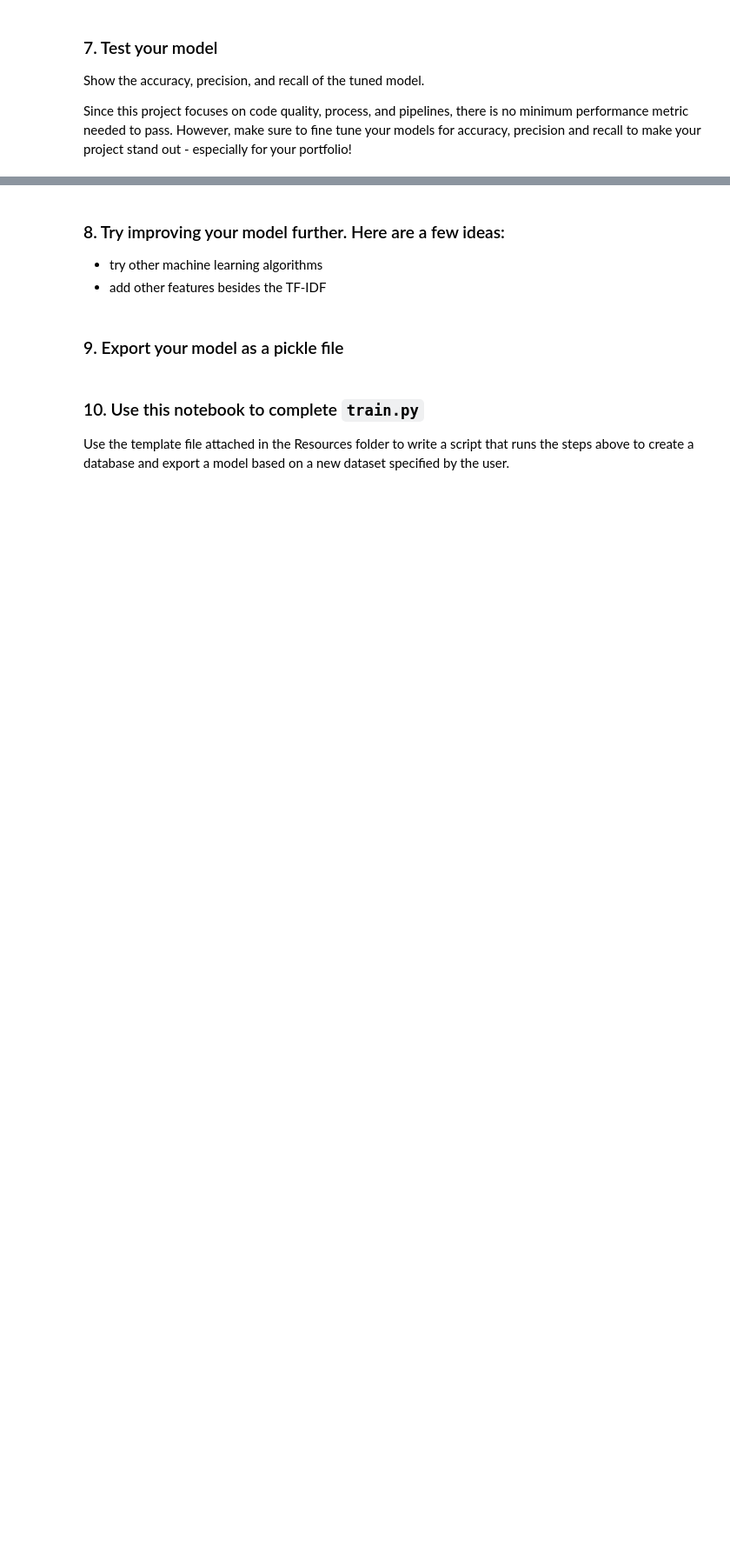
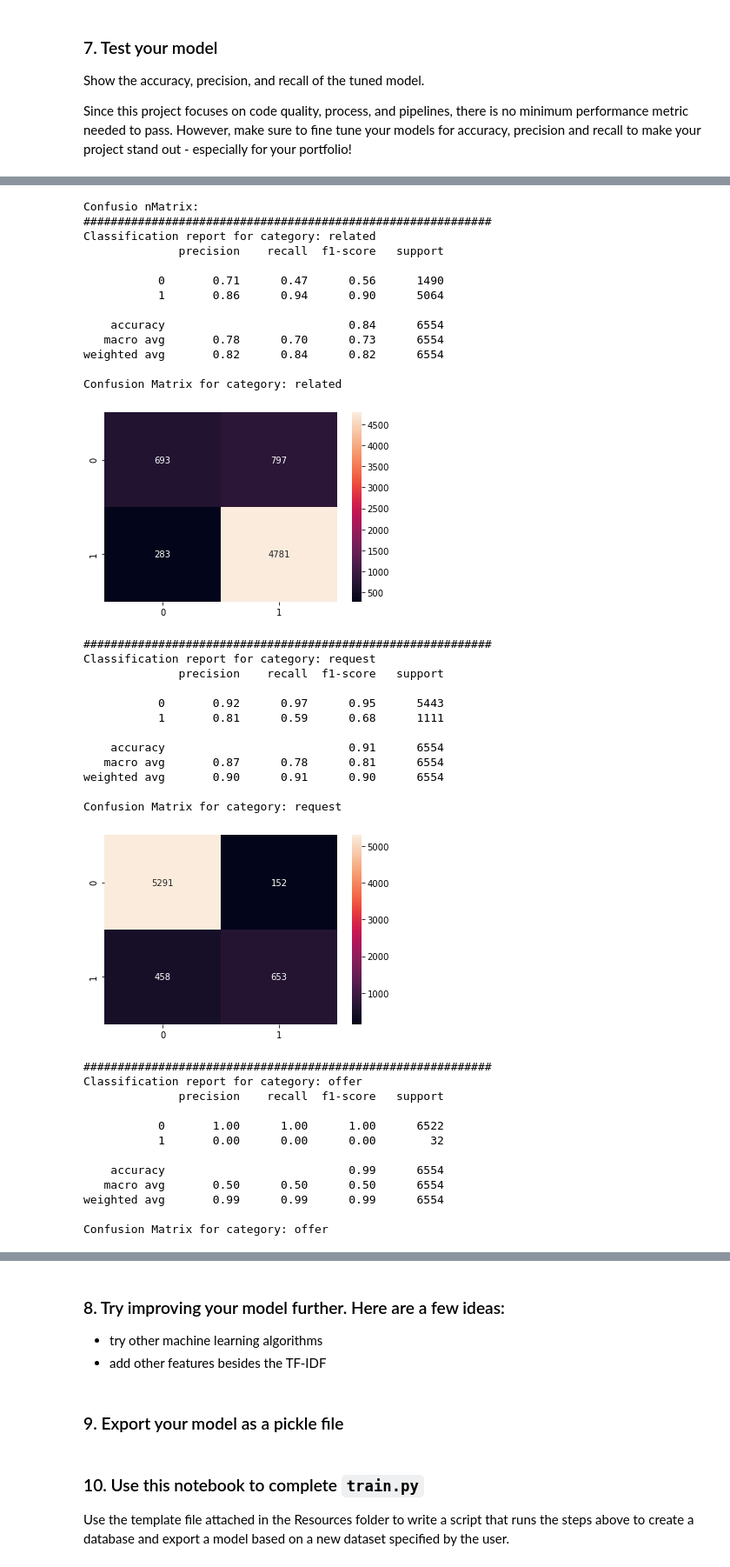
Before and after one commit to StuartJMc/Udacity-Data-Science-Project-2, a Jupyter notebook: ML Pipeline Preparation.ipynb, the cells around one changed output, grey strips where cells are left out. Shown: that part at 87% size. Cells and saved outputs as stored; diff of their text form; code cells hidden in the pictures; blank space fills up the shorter version.

Commit message:
Updating training classifier, attached notebook and model

```diff
--- a/ML Pipeline Preparation.ipynb
+++ b/ML Pipeline Preparation.ipynb
@@ -105,7 +148,7 @@ This machine pipeline should take in the `message` column as input and output cl
 pipeline = Pipeline([
         ('vect', CountVectorizer(tokenizer=tokenize)),
         ('tfidf', TfidfTransformer()),
-        ('clf', MultiOutputClassifier(RandomForestClassifier()))
+        ('clf', MultiOutputClassifier(lgb.LGBMClassifier()))
     ])
 # %% [markdown]
 ### 4. Train pipeline
@@ -193,0 +235,15 @@ cv =
+# %%
+parameters = {
+        #'vect__ngram_range': ((1, 1), (1, 2)),
+        #'vect__max_df': (0.5, 0.75, 1.0),
+        #'vect__max_features': (None, 5000, 10000),
+        'tfidf__use_idf': (True, False),
+        #'estimator__n_estimators': [50, 100, 200],
+        #'clf__estimator__min_samples_split': [2, 3, 4],
+        'clf__estimator__max_depth':[10,None]
+
+    }
+
+cv = GridSearchCV(pipeline,param_grid=parameters,cv=3,verbose=10)
+# %%
+cv.fit(X_train['message'],y_train)
@@ -196,3 +279,5 @@ cv =
 Show the accuracy, precision, and recall of the tuned model.
 
 Since this project focuses on code quality, process, and  pipelines, there is no minimum performance metric needed to pass. However, make sure to fine tune your models for accuracy, precision and recall to make your project stand out - especially for your portfolio!
+# %%
+y_pred = cv.predict(X_test['message'])
@@ -198,0 +294,56 @@ Since this project focuses on code quality, process, and  pipelines, there is no
+# %%
+confusion_mat = multilabel_confusion_matrix(y_test, y_pred)
+accuracy = (y_pred == y_test).mean()
+
+#print("Labels:", labels)
+print("Confusio nMatrix:")
+for i,mat in enumerate(confusion_mat):
+    print("#"*60)
+    print(f"Classification report for category: { categories[i]}")
+    print(classification_report(y_test.iloc[:,i], y_pred[:,i]))
+    print(f"Confusion Matrix for category: {categories[i]}\n")
+    sns.heatmap(mat,annot=True,fmt='g')
+    plt.show()
+
+print("Accuracy:", accuracy)
+print("\nBest Parameters:", cv.best_params_)
+# %% [output]
+Confusio nMatrix:
+############################################################
+Classification report for category: related
+              precision    recall  f1-score   support
+
+           0       0.71      0.47      0.56      1490
+           1       0.86      0.94      0.90      5064
+
+    accuracy                           0.84      6554
+   macro avg       0.78      0.70      0.73      6554
+weighted avg       0.82      0.84      0.82      6554
+
+Confusion Matrix for category: related
+[figure, added]
+############################################################
+Classification report for category: request
+              precision    recall  f1-score   support
+
+           0       0.92      0.97      0.95      5443
+           1       0.81      0.59      0.68      1111
+
+    accuracy                           0.91      6554
+   macro avg       0.87      0.78      0.81      6554
+weighted avg       0.90      0.91      0.90      6554
+
+Confusion Matrix for category: request
+[figure, added]
+############################################################
+Classification report for category: offer
+              precision    recall  f1-score   support
+
+           0       1.00      1.00      1.00      6522
+           1       0.00      0.00      0.00        32
+
+    accuracy                           0.99      6554
+   macro avg       0.50      0.50      0.50      6554
+weighted avg       0.99      0.99      0.99      6554
+
+Confusion Matrix for category: offer
```
Also changed, not shown: parts of 17 cells of this notebook, 2 other files.
